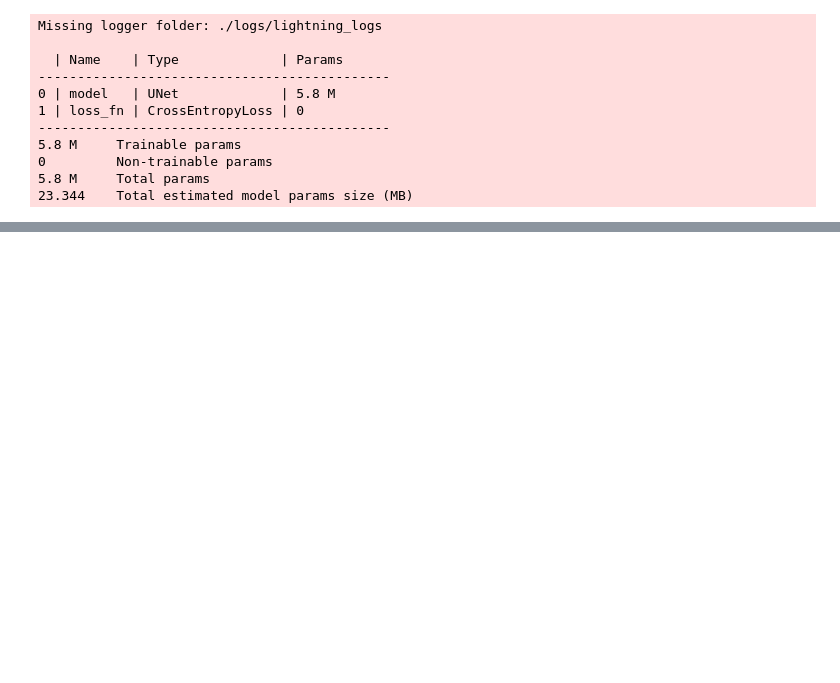
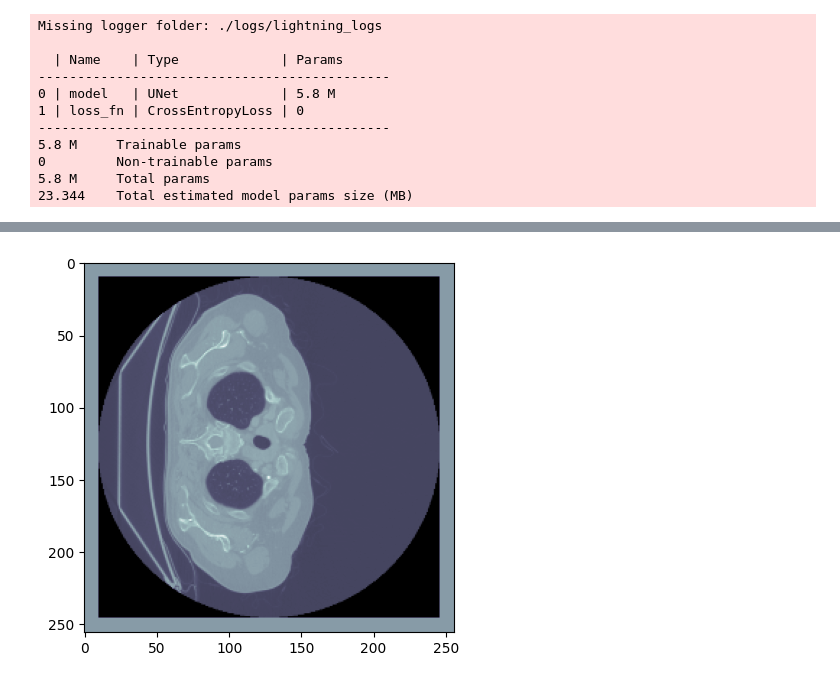
Before and after one commit to joaoavanzini/dl-pytorch-mia, a Jupyter notebook: 3d_liver_and_liver_tumor_segmentation/train_torchIO_dataset.ipynb, the cells around one changed output, grey strips where cells are left out. Cells and saved outputs as stored; diff of their text form; code cells hidden in the pictures; blank space fills up the shorter version.

```diff
--- a/3d_liver_and_liver_tumor_segmentation/train_torchIO_dataset.ipynb
+++ b/3d_liver_and_liver_tumor_segmentation/train_torchIO_dataset.ipynb
@@ -168,0 +202,30 @@ Missing logger folder: ./logs/lightning_logs
+# %%
+aggregator = tio.inference.GridAggregator(grid_sampler)
+# %%
+patch_loader = torch.utils.data.DataLoader(grid_sampler, batch_size=4)
+# %%
+with torch.no_grad():
+    for patches_batch in patch_loader:
+        input_tensor = patches_batch['CT']["data"].to(device)  # Get batch of patches
+        locations = patches_batch[tio.LOCATION]  # Get locations of patches
+        pred = model(input_tensor)  # Compute prediction
+        aggregator.add_batch(pred, locations)  # Combine predictions to volume
+# %%
+output_tensor = aggregator.get_output_tensor()
+# %%
+fig = plt.figure()
+camera = Camera(fig)  # create the camera object from celluloid
+pred = output_tensor.argmax(0)
+
+for i in range(0, output_tensor.shape[3], 2):  # axial view
+    plt.imshow(imgs[0,:,:,i], cmap="bone")
+    mask_ = np.ma.masked_where(pred[:,:,i]==0, pred[:,:,i])
+    label_mask = np.ma.masked_where(mask[0,:,:,i]==0, mask[0,:,:,i])
+    plt.imshow(mask_, alpha=0.1, cmap="autumn")
+    #plt.imshow(label_mask, alpha=0.5, cmap="jet")  # Uncomment if you want to see the label
+
+    # plt.axis("off")
+    camera.snap()  # Store the current slice
+animation = camera.animate()  # create the animation
+# %% [output]
+[figure, added]
```
Also changed, not shown: parts of 4 cells of this notebook.
